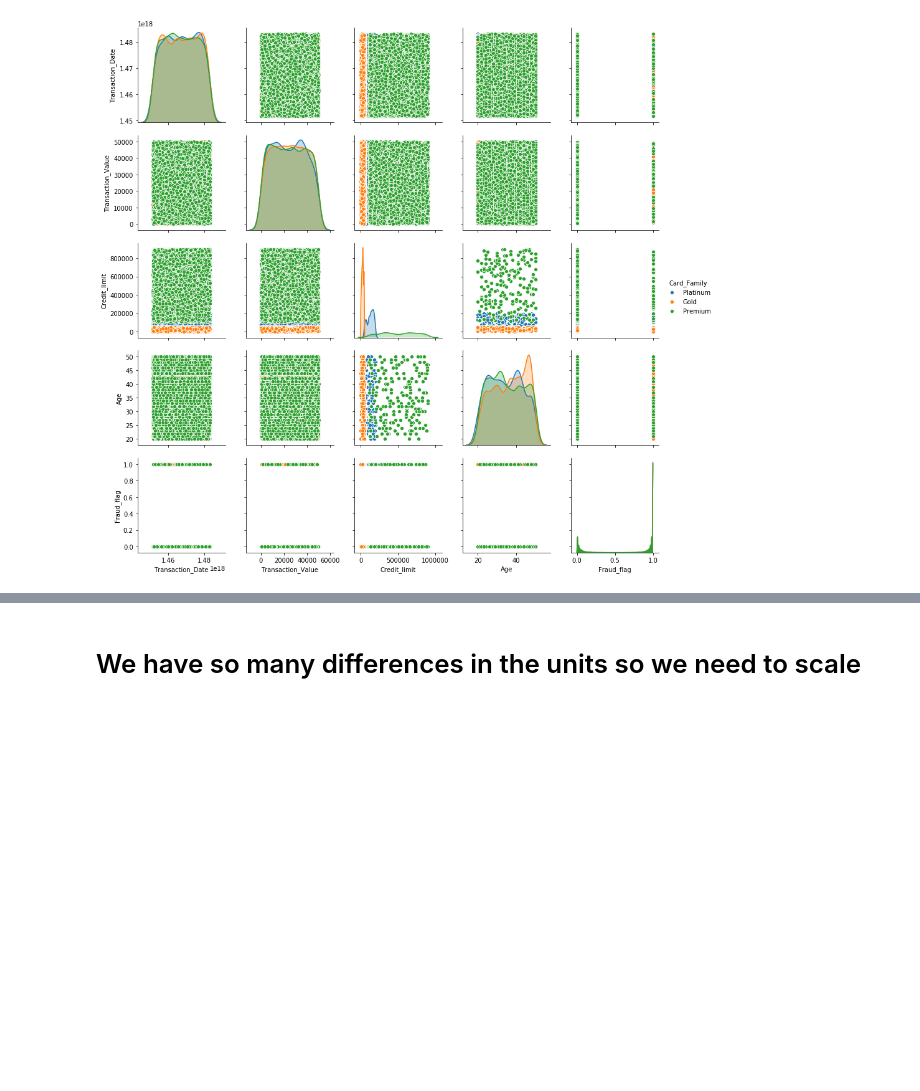
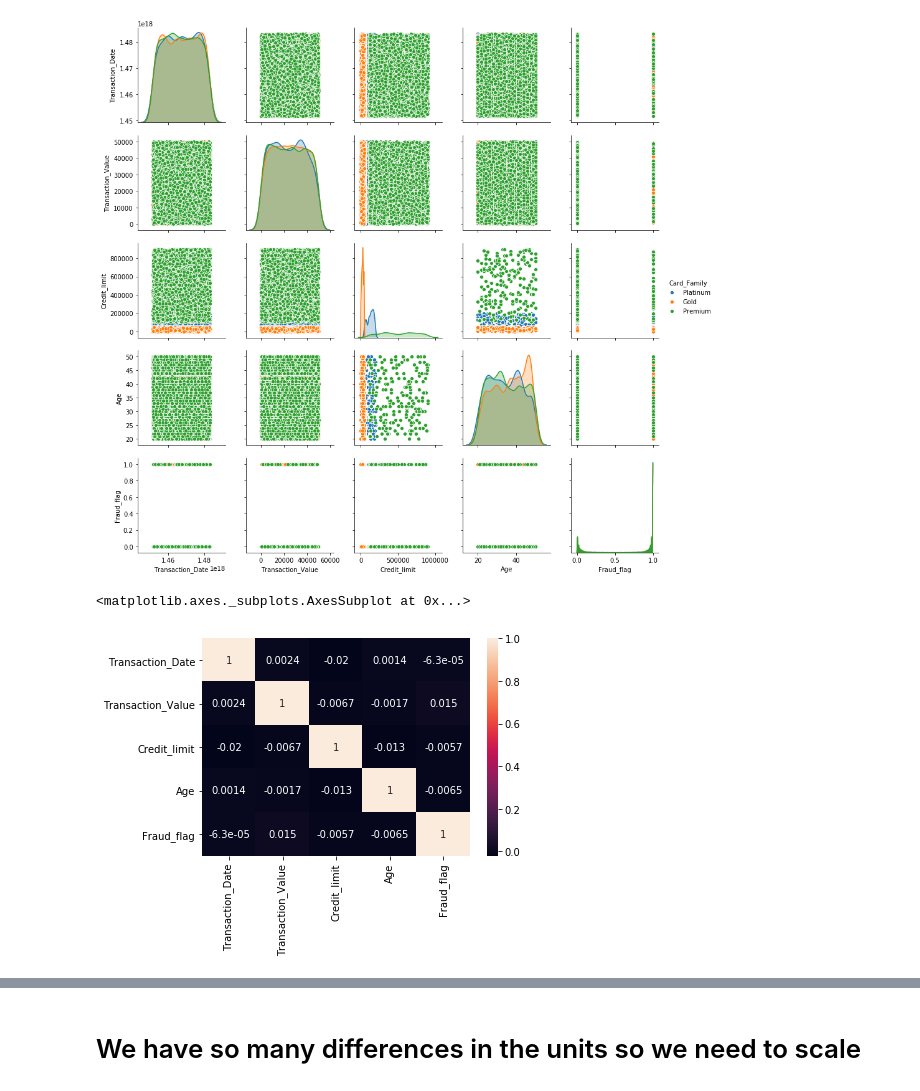
Before and after one commit to jbe1992/final-project, a Jupyter notebook: Credit Card Analysis and Fraud Detection.ipynb, the cells around one changed output, grey strips where cells are left out. Drawn from its saved outputs; the diff is of its cells as text; code cells hidden in the pictures; blank space fills up the shorter version.

```diff
--- a/Credit Card Analysis and Fraud Detection.ipynb
+++ b/Credit Card Analysis and Fraud Detection.ipynb
@@ -85,6 +100,11 @@ sns.pairplot(transaction_df, hue = 'Card_Family')
 # %% [output]
 <seaborn.axisgrid.PairGrid at 0x...>
 [figure]
+# %%
+sns.heatmap(transaction_df.corr(), annot = True)
+# %% [output]
+<matplotlib.axes._subplots.AxesSubplot at 0x...>
+[figure, added]
 # %%
 y = X.pop('Fraud_flag')
 # %%
```
Also changed, not shown: parts of 31 cells of this notebook.
